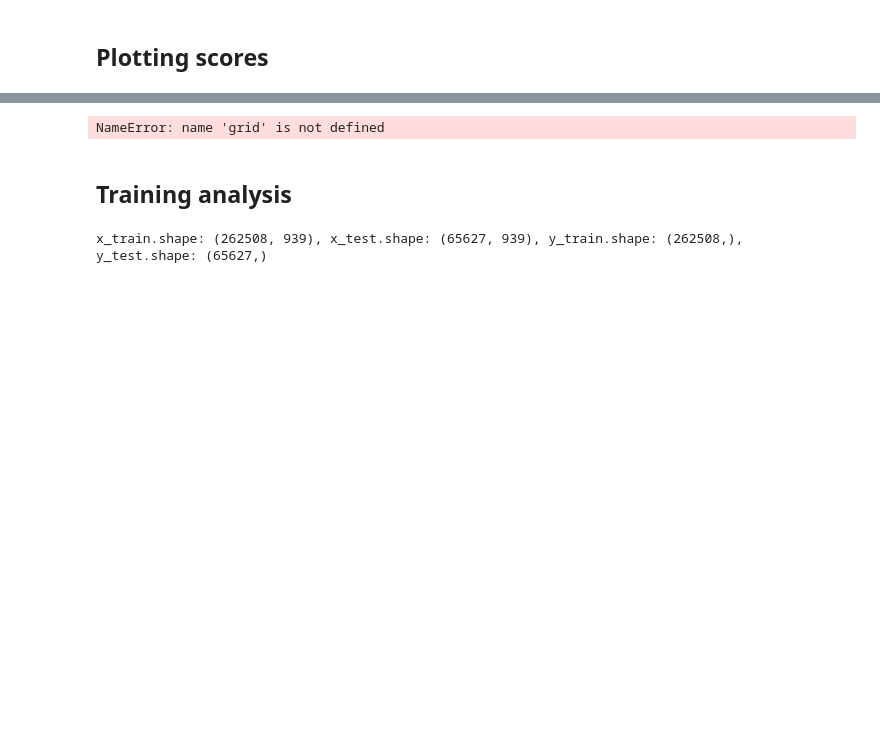
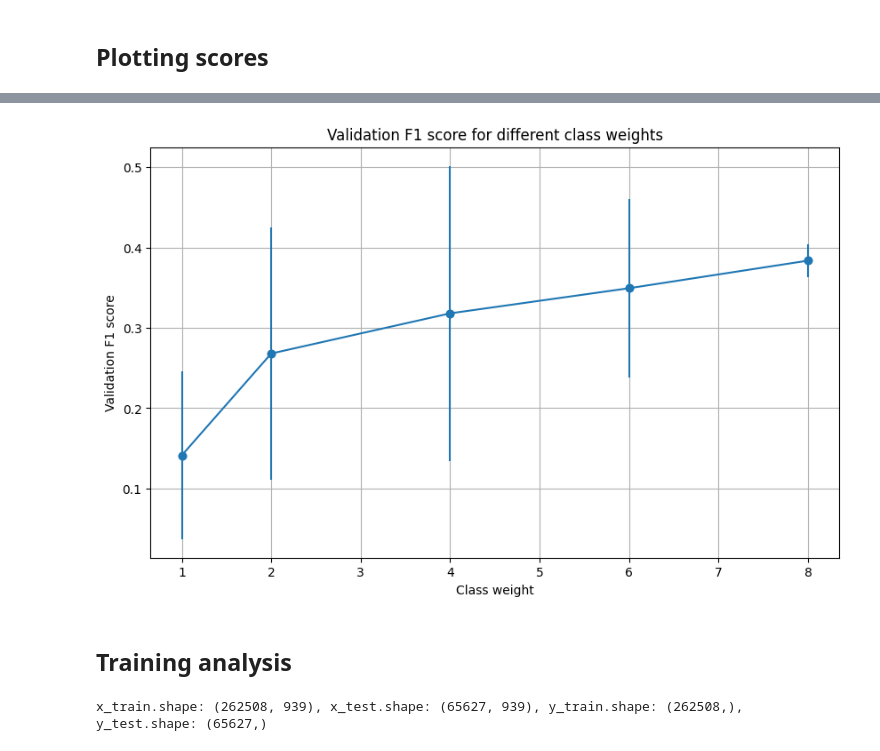
Before and after one commit to CS-433/linden_league_project1, a Jupyter notebook: analysis.ipynb, the cells around one changed output, grey strips where cells are left out. Drawn from its saved outputs; the diff is of its cells as text; code cells hidden in the pictures; blank space fills up the shorter version.

```diff
--- a/analysis.ipynb
+++ b/analysis.ipynb
@@ -116,22 +161,25 @@ fig.savefig("hyperparam_search.pdf", bbox_inches="tight")
 # %%
+grid = logreg["grid"]
+uniq_1 = logreg["uniq_1"]
+
 ### plot only one of the hyperparameters
 hp_avg_scores = grid.mean(axis=1)
 hp_std_scores = grid.std(axis=1)
 assert len(hp_avg_scores) == len(uniq_1) == len(hp_std_scores)
 plt.figure(figsize=(10, 6))
 plt.plot(uniq_1, hp_avg_scores, marker="o", color="tab:blue")
 plt.errorbar(uniq_1, hp_avg_scores, yerr=hp_std_scores, fmt="o", color="tab:blue")
 
 # plt.plot(uniq_1, hp_avg_scores, marker="o")
 # plt.fill_between(uniq_1, hp_avg_scores - hp_std_scores, hp_avg_scores + hp_std_scores, alpha=0.2)
 
 plt.xlabel("Class weight")
 plt.ylabel("Validation F1 score")
 plt.title("Validation F1 score for different class weights")
 plt.grid()
 plt.show()
 # %% [output]
-NameError: name 'grid' is not defined
+[figure, added]
 # %% [markdown]
 ## Training analysis
 # %%
```
Also changed, not shown: parts of 13 cells of this notebook.
